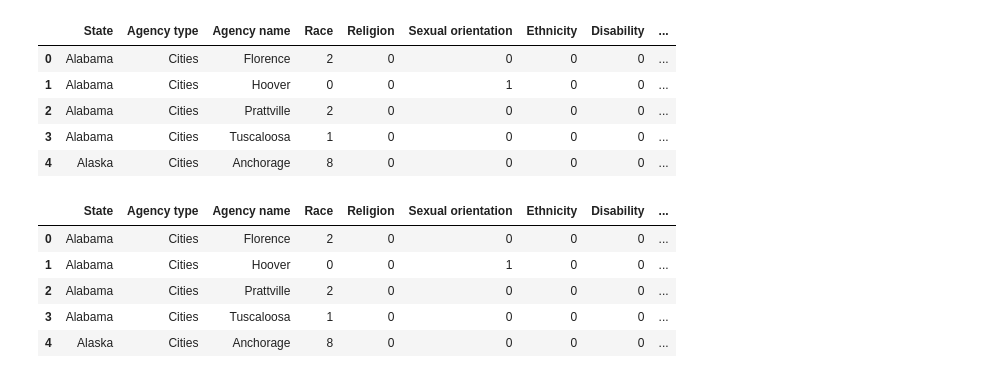
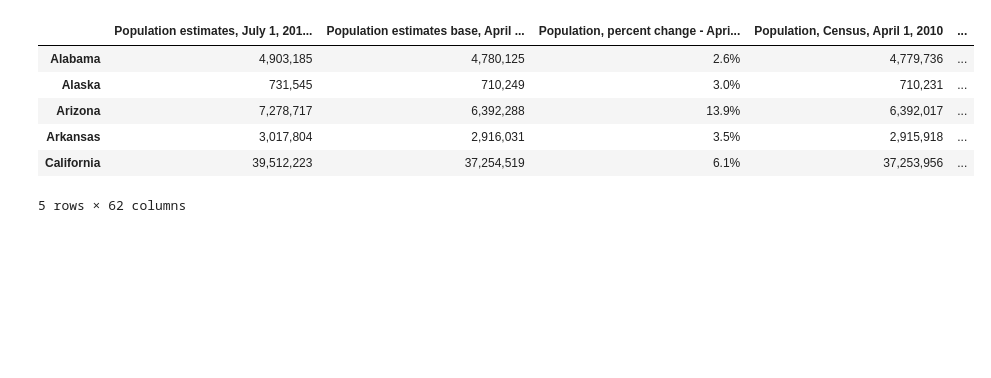
Before and after one commit to amityavasani/cmsc320final, a Jupyter notebook: cmsc320_finalproject.ipynb, the cells around one changed output. Saved outputs shown, nothing was run; the diff lists cells and outputs as text; code cells hidden in the pictures; blank space fills up the shorter version.

```diff
--- a/cmsc320_finalproject.ipynb
+++ b/cmsc320_finalproject.ipynb
@@ -5,24 +5,14 @@ from sklearn.linear_model import LinearRegression
 import numpy as np
 import seaborn as sns
 # %%
-url = "https://raw.githubusercontent.com/emorisse/FBI-Hate-Crime-Statistics/master/2013/table13.csv"
-df = pd.read_csv(url, sep=',')
-df.head()
+url = "https://raw.githubusercontent.com/amityavasani/cmsc320final/master/census_data.csv"
+census_data = pd.read_csv(url, index_col=0)
+census_data.head(5)
 # %% [output]
-|  | State | Agency type | Agency name | Race | Religion | Sexual orientation | Ethnicity | Disability | ... |
-| 0 | Alabama | Cities | Florence | 2 | 0 | 0 | 0 | 0 | ... |
-| 1 | Alabama | Cities | Hoover | 0 | 0 | 1 | 0 | 0 | ... |
-| 2 | Alabama | Cities | Prattville | 2 | 0 | 0 | 0 | 0 | ... |
-| 3 | Alabama | Cities | Tuscaloosa | 1 | 0 | 0 | 0 | 0 | ... |
-| 4 | Alaska | Cities | Anchorage | 8 | 0 | 0 | 0 | 0 | ... |
+|  | Population estimates, July 1, 201... | Population estimates base, April ... | Population, percent change - Apri... | Population, Census, April 1, 2010 | ... |
+| Alabama | 4,903,185 | 4,780,125 | 2.6% | 4,779,736 | ... |
+| Alaska | 731,545 | 710,249 | 3.0% | 710,231 | ... |
+| Arizona | 7,278,717 | 6,392,288 | 13.9% | 6,392,017 | ... |
+| Arkansas | 3,017,804 | 2,916,031 | 3.5% | 2,915,918 | ... |
+| California | 39,512,223 | 37,254,519 | 6.1% | 37,253,956 | ... |
+5 rows × 62 columns
-# %%
-url = "https://raw.githubusercontent.com/emorisse/FBI-Hate-Crime-Statistics/master/2013/table13.csv"
-df = pd.read_csv(url, sep=',')
-df.head()
-# %% [output]
-|  | State | Agency type | Agency name | Race | Religion | Sexual orientation | Ethnicity | Disability | ... |
-| 0 | Alabama | Cities | Florence | 2 | 0 | 0 | 0 | 0 | ... |
-| 1 | Alabama | Cities | Hoover | 0 | 0 | 1 | 0 | 0 | ... |
-| 2 | Alabama | Cities | Prattville | 2 | 0 | 0 | 0 | 0 | ... |
-| 3 | Alabama | Cities | Tuscaloosa | 1 | 0 | 0 | 0 | 0 | ... |
-| 4 | Alaska | Cities | Anchorage | 8 | 0 | 0 | 0 | 0 | ... |
```
Also changed, not shown: parts of 26 cells of this notebook.
